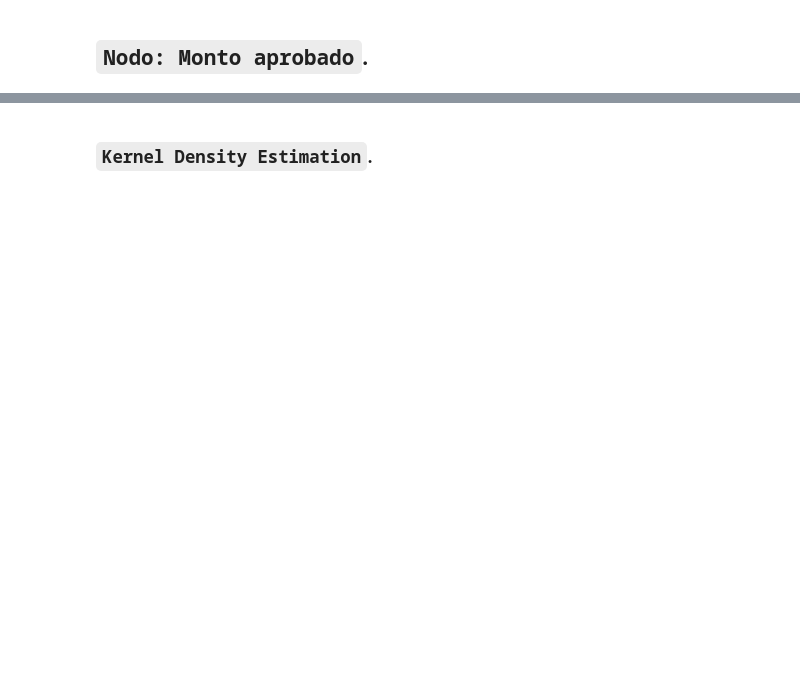
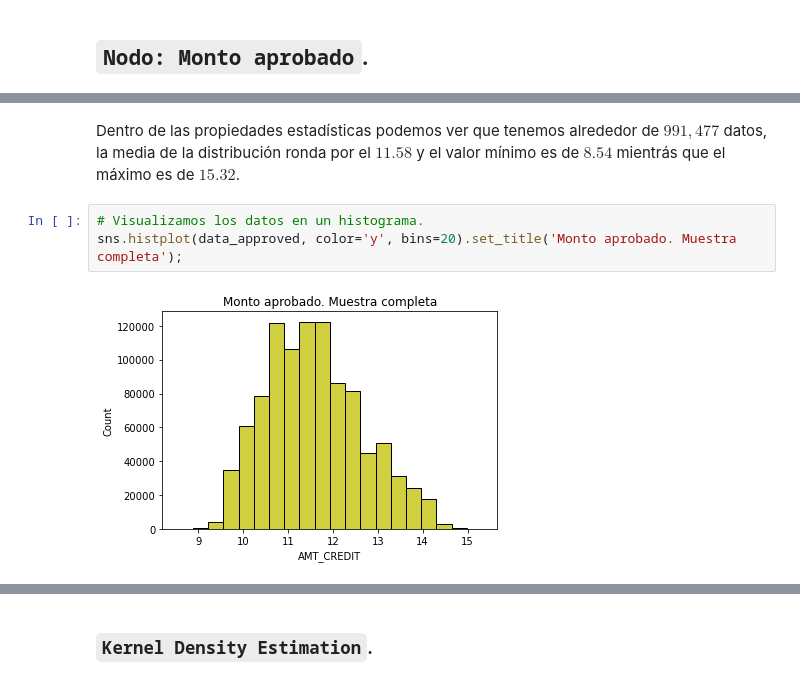
Before and after one commit to JuanPablo2019/Proyecto_modulo1, a Jupyter notebook: ProyectoModulo1_MaganaJ_PinedaB.ipynb, the cells around one changed output, grey strips where cells are left out. Drawn from its saved outputs; the diff is of its cells as text; blank space fills up the shorter version.

```diff
--- a/ProyectoModulo1_MaganaJ_PinedaB.ipynb
+++ b/ProyectoModulo1_MaganaJ_PinedaB.ipynb
@@ -1161,0 +1206,7 @@ Entonces nosotros como institución bancaria, a falta de conocer el **Monto Apro
+# %% [markdown]
+Dentro de las propiedades estadísticas podemos ver que tenemos alrededor de $991,477$ datos, la media de la distribución ronda por el $11.58$ y el valor mínimo es de $8.54$ mientrás que el máximo es de $15.32$.
+# %%
+# Visualizamos los datos en un histograma.
+sns.histplot(data_approved, color='y', bins=20).set_title('Monto aprobado. Muestra completa');
+# %% [output]
+[figure, added]
```
Also changed, not shown: parts of 72 cells of this notebook.
